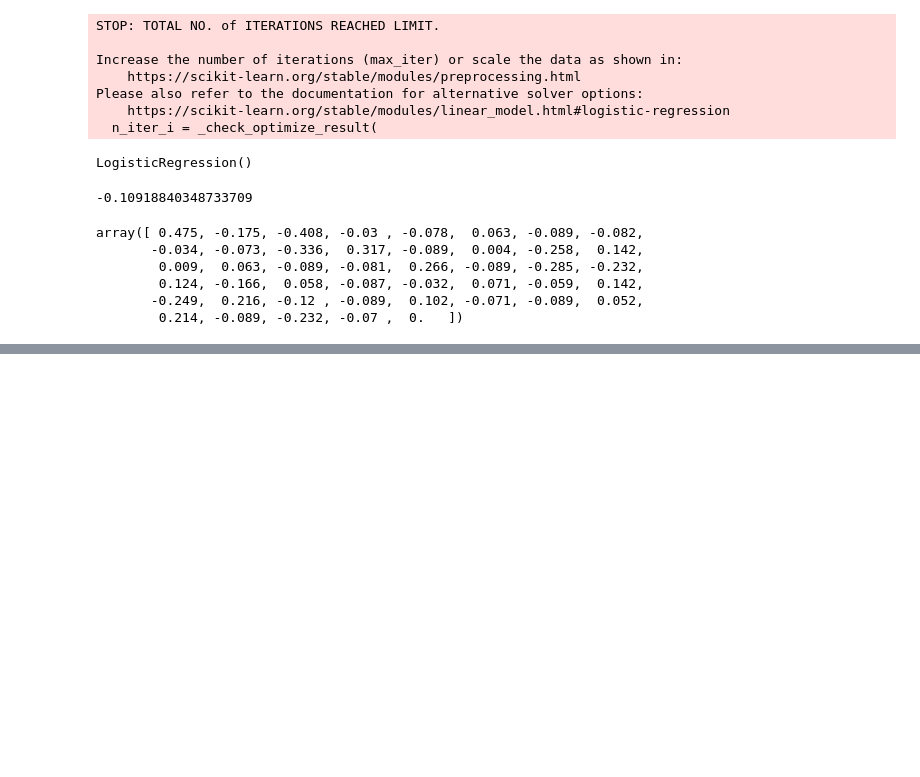
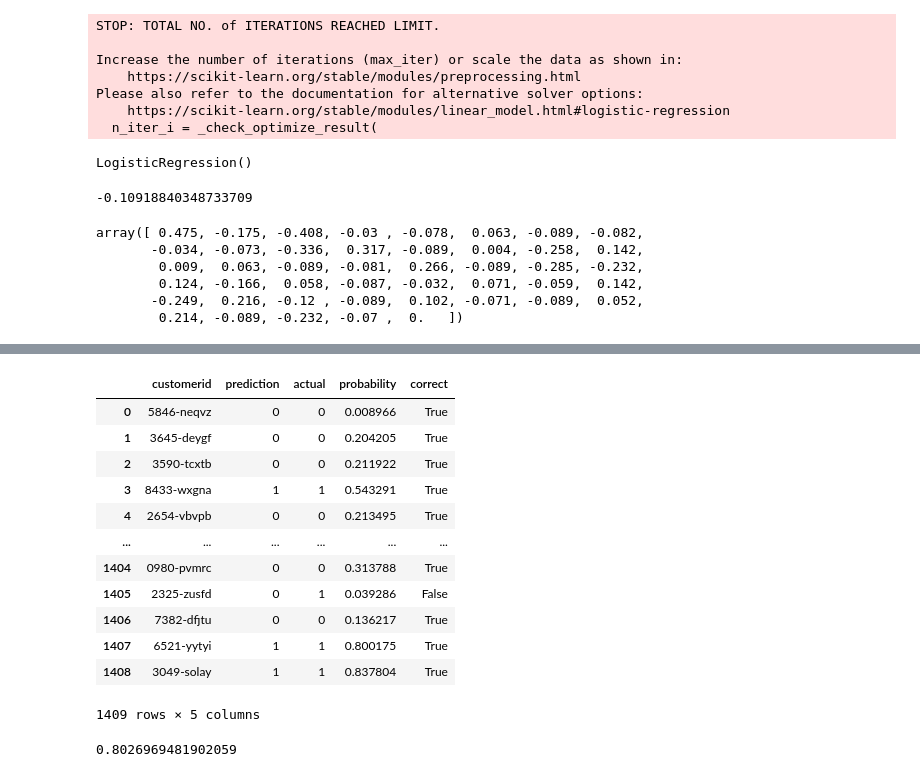
Before and after one commit to MedCoder001/Churn_Prediction, a Jupyter notebook: Churn Prediction.ipynb, the cells around one changed output, grey strips where cells are left out. Drawn from its saved outputs; the diff is of its cells as text; code cells hidden in the pictures; blank space fills up the shorter version.

```diff
--- a/Churn Prediction.ipynb
+++ b/Churn Prediction.ipynb
@@ -361,0 +378,6 @@ df_val[churn_decision].head()
+# %%
+df_pred = pd.DataFrame()
+df_pred['customerid'] = df_val.customerid
+df_pred['prediction'] = churn_decision.astype(int)
+df_pred['actual'] = y_val
+df_pred['probability'] = y_pred
@@ -361,0 +393,22 @@ df_val[churn_decision].head()
+# %%
+df_pred['correct'] = df_pred.prediction == df_pred.actual
+# %%
+df_pred
+# %% [output]
+|  | customerid | prediction | actual | probability | correct |
+| 0 | 5846-neqvz | 0 | 0 | 0.008966 | True |
+| 1 | 3645-deygf | 0 | 0 | 0.204205 | True |
+| 2 | 3590-tcxtb | 0 | 0 | 0.211922 | True |
+| 3 | 8433-wxgna | 1 | 1 | 0.543291 | True |
+| 4 | 2654-vbvpb | 0 | 0 | 0.213495 | True |
+| ... | ... | ... | ... | ... | ... |
+| 1404 | 0980-pvmrc | 0 | 0 | 0.313788 | True |
+| 1405 | 2325-zusfd | 0 | 1 | 0.039286 | False |
+| 1406 | 7382-dfjtu | 0 | 0 | 0.136217 | True |
+| 1407 | 6521-yytyi | 1 | 1 | 0.800175 | True |
+| 1408 | 3049-solay | 1 | 1 | 0.837804 | True |
+1409 rows × 5 columns
+# %%
+df_pred.correct.mean()
+# %% [output]
+0.8026969481902059
```
Also changed, not shown: parts of 10 cells of this notebook.
